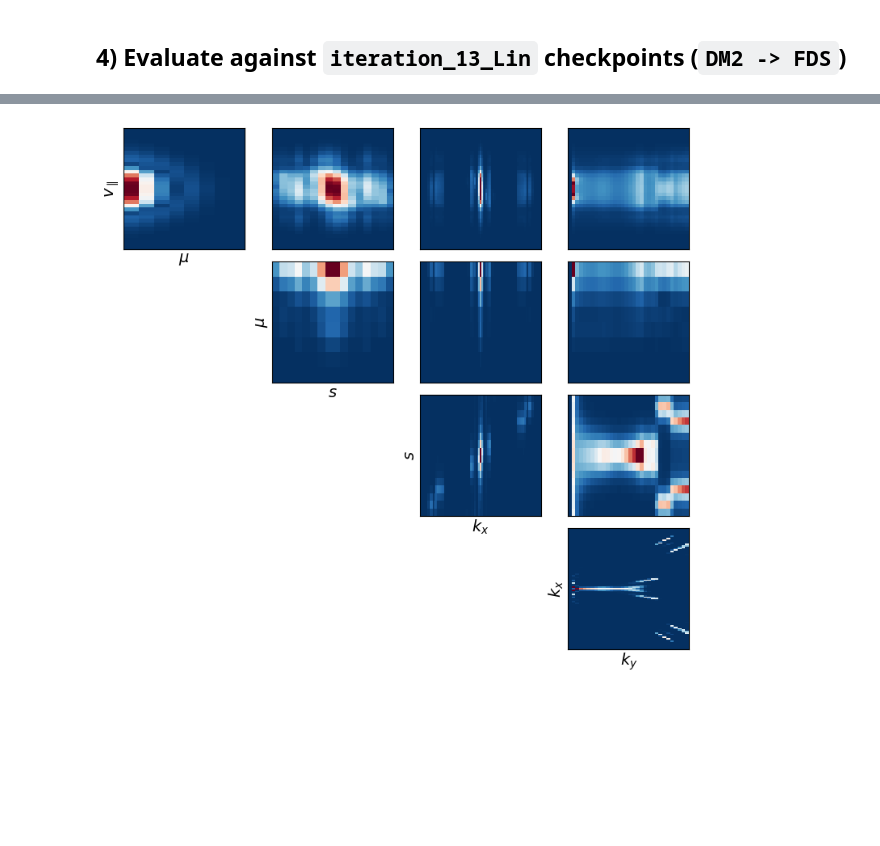
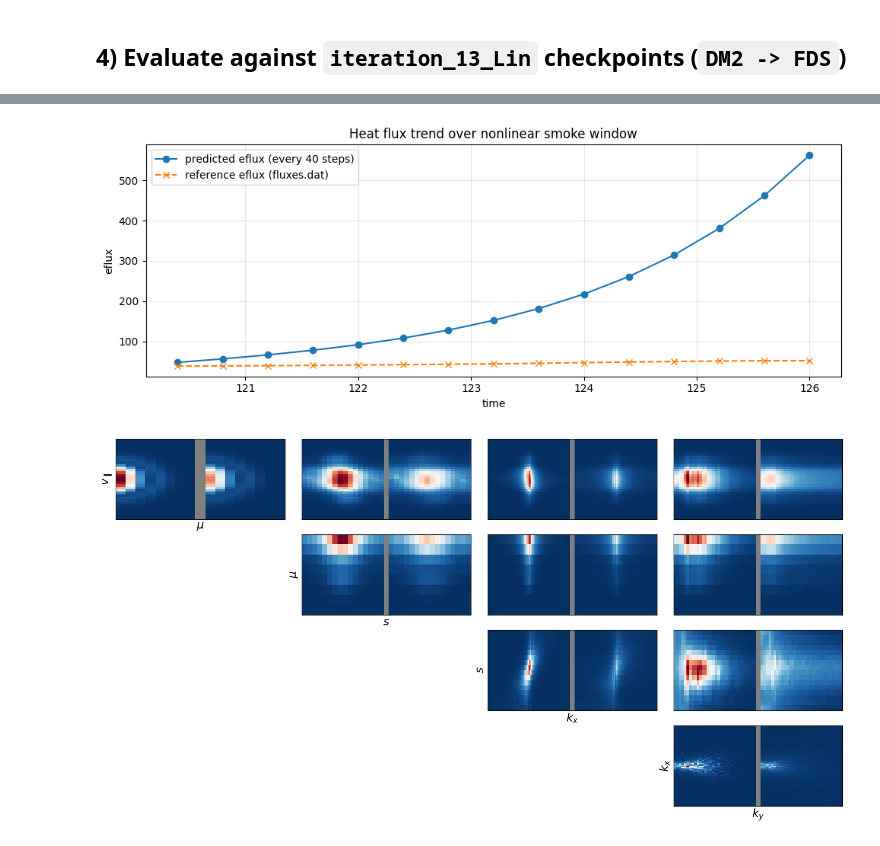
Before and after one commit to gerkone/gyaradax, a Jupyter notebook: notebooks/linear_v1_inspection.ipynb, the cells around one changed output, grey strips where cells are left out. Saved outputs shown, nothing was run; the diff lists cells and outputs as text; code cells hidden in the pictures; blank space fills up the shorter version.

```diff
--- a/notebooks/linear_v1_inspection.ipynb
+++ b/notebooks/linear_v1_inspection.ipynb
@@ -88,9 +113,11 @@ mode_label = np.asarray(geom["mode_label"])
 ixzero = int(geom["ixzero"])
 iyzero = int(geom["iyzero"])
 
+
 def connected_kx_indices(ky_index: int):
     lbl = int(mode_label[ixzero, ky_index])
     return np.where(mode_label[:, ky_index] == lbl)[0], lbl
+
 
 def run_small_steps(df_init, nsteps=80, params=None):
     if params is None:
@@ -99,10 +126,17 @@ def run_small_steps(df_init, nsteps=80, params=None):
     df = df_init
     phi_hist = []
     growth_hist = []
+
+    @jax.jit
+    def step_fn(current_df, current_state):
+        return gksolve_with_state(current_df, geom, params, current_state)
+
     for _ in range(nsteps):
-        df, (phi, _), state = gksolve_with_state(df, geom, params, state)
+        df, (phi, _), state = step_fn(df, state)
+
         phi_hist.append(np.asarray(phi))
         growth_hist.append(float(np.asarray(state.last_growth_rate)))
+
     return df, np.asarray(phi_hist), np.asarray(growth_hist), state
 # %% [markdown]
 ## 3) Quick evolution from init and representative mode-growth visualization
@@ -111,9 +145,18 @@ params = GKParams(dt=0.01, naverage=40, disp_par=1.0, disp_x=0.1, disp_y=0.1)
 nsteps = 80
 
 t0 = time.time()
-df80, phi_hist, growth_hist, state80 = run_small_steps(df0, nsteps=nsteps, params=params)
+df80, phi_hist, growth_hist, state80 = run_small_steps(
+    df0, nsteps=nsteps, params=params
+)
 print(f"Ran {nsteps} small steps in {time.time()-t0:.2f}s")
-print("state.step:", int(np.asarray(state80.step)), "state.time:", float(np.asarray(state80.time)), "last_growth_rate:", float(np.asarray(state80.last_growth_rate)))
+print(
+    "state.step:",
+    int(np.asarray(state80.step)),
+    "state.time:",
+    float(np.asarray(state80.time)),
+    "last_growth_rate:",
+    float(np.asarray(state80.last_growth_rate)),
+)
 
 rep_ky = [1, 8, 16]
 rep_ky = [k for k in rep_ky if k < len(geom["krho"]) and k != iyzero]
@@ -125,7 +168,7 @@ ds = float(np.asarray(geom["ints"])[0])
 plt.figure(figsize=(10, 4))
 for ky in rep_ky:
     kx_chain, lbl = connected_kx_indices(ky)
-    amp = np.sqrt(ds * np.sum(np.abs(phi_hist[:, :, kx_chain, ky])**2, axis=(1,2)))
+    amp = np.sqrt(ds * np.sum(np.abs(phi_hist[:, :, kx_chain, ky]) ** 2, axis=(1, 2)))
     plt.plot(time_small, np.log(np.maximum(amp, 1e-30)), label=f"ky[{ky}] label={lbl}")
 plt.xlabel("time")
 plt.ylabel("log amplitude")
@@ -140,7 +183,13 @@ state.step: 80 state.time: 0.8000000000000005 last_growth_rate: 0.23555975980835
 # %% [markdown]
 ## 4) Evaluate against `iteration_13_Lin` checkpoints (`DM2 -> FDS`)
 # %%
-res = (len(geom["intvp"]), len(geom["intmu"]), len(geom["ints"]), len(geom["kxrh"]), len(geom["krho"]))
+res = (
+    len(geom["intvp"]),
+    len(geom["intmu"]),
+    len(geom["ints"]),
+    len(geom["kxrh"]),
+    len(geom["krho"]),
+)
 dm2 = load_gkw_k_dump(f"{BASE}/DM2", res)
 fds = load_gkw_k_dump(f"{BASE}/FDS", res)
 
@@ -149,10 +198,12 @@ t0 = time.time()
 dm2_to_fds_pred, _, _, _ = run_small_steps(dm2, nsteps=80, params=params)
 print(f"DM2->FDS prediction runtime: {time.time()-t0:.2f}s")
 
+
 def rel_l2(a, b, eps=1e-30):
     na = float(jnp.linalg.norm(a - b))
     nb = float(jnp.linalg.norm(b))
     return na / max(nb, eps)
+
 
 phi_pred, flux_pred = get_integrals(dm2_to_fds_pred, geom)
 phi_fds, flux_fds = get_integrals(fds, geom)
@@ -164,5 +215,10 @@ p_pred, e_pred, v_pred = [float(np.asarray(x)) for x in flux_pred]
 p_ref, e_ref, v_ref = [float(np.asarray(x)) for x in flux_fds]
 print("Fluxes pred (p,e,v):", p_pred, e_pred, v_pred)
 print("Fluxes FDS  (p,e,v):", p_ref, e_ref, v_ref)
-print("Relative flux errors:", abs(p_pred-p_ref)/(abs(p_ref)+1e-30), abs(e_pred-e_ref)/(abs(e_ref)+1e-30), abs(v_pred-v_ref)/(abs(v_ref)+1e-30))
+print(
+    "Relative flux errors:",
+    abs(p_pred - p_ref) / (abs(p_ref) + 1e-30),
+    abs(e_pred - e_ref) / (abs(e_ref) + 1e-30),
+    abs(v_pred - v_ref) / (abs(v_ref) + 1e-30),
+)
 # %% [output]
@@ -179,4 +517,26 @@ fig = plot_nd(np.abs(np.asarray(dm2_to_fds_pred)))
+# %%
+# Compare predicted heat flux at large-step boundaries to reference fluxes.dat
+ls_idx = np.arange(39, nsteps, 40)
+ls_times = t_start + 0.01 * (ls_idx + 1)
+eflux_pred_ls = eflux_hist_nl[ls_idx]
+ref_idx_ls = np.array(
+    [int(np.argmin(np.abs(time_all_nl - t))) for t in ls_times], dtype=int
+)
+eflux_ref_ls = fluxes_all_nl[ref_idx_ls, 1]
+
+plt.figure(figsize=(10, 4))
+plt.plot(ls_times, eflux_pred_ls, "o-", label="predicted eflux (every 40 steps)")
+plt.plot(ls_times, eflux_ref_ls, "x--", label="reference eflux (fluxes.dat)")
+plt.xlabel("time")
+plt.ylabel("eflux")
+plt.title("Heat flux trend over nonlinear smoke window")
+plt.grid(alpha=0.3)
+plt.legend()
+plt.tight_layout()
+plt.show()
+# %% [output]
+[figure, added]
 # %%
-fig = plot_nd(np.abs(np.asarray(fds)))
+fig = plot_nd(np.abs(np.asarray(pred_df_nl)), np.abs(np.asarray(end_df_ref)))
 # %% [output]
-[figure, old version]
+[figure, new version]
```
Also changed, not shown: parts of 13 cells of this notebook, 22 other files.
